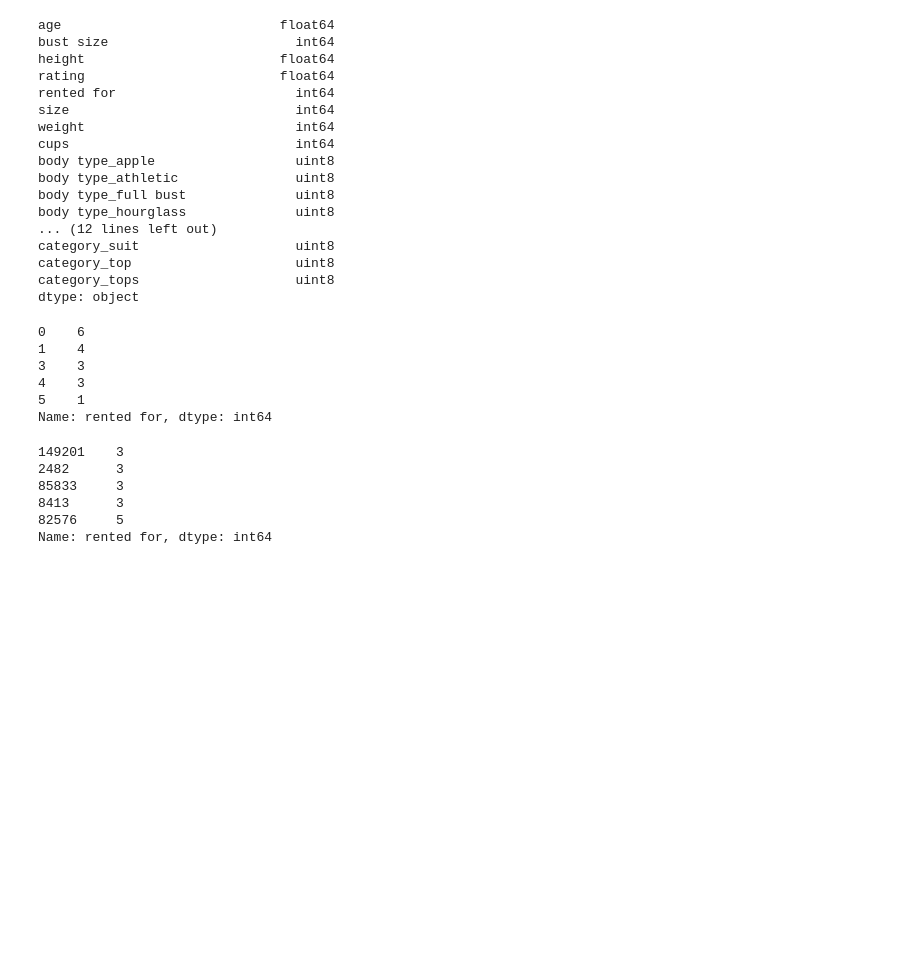
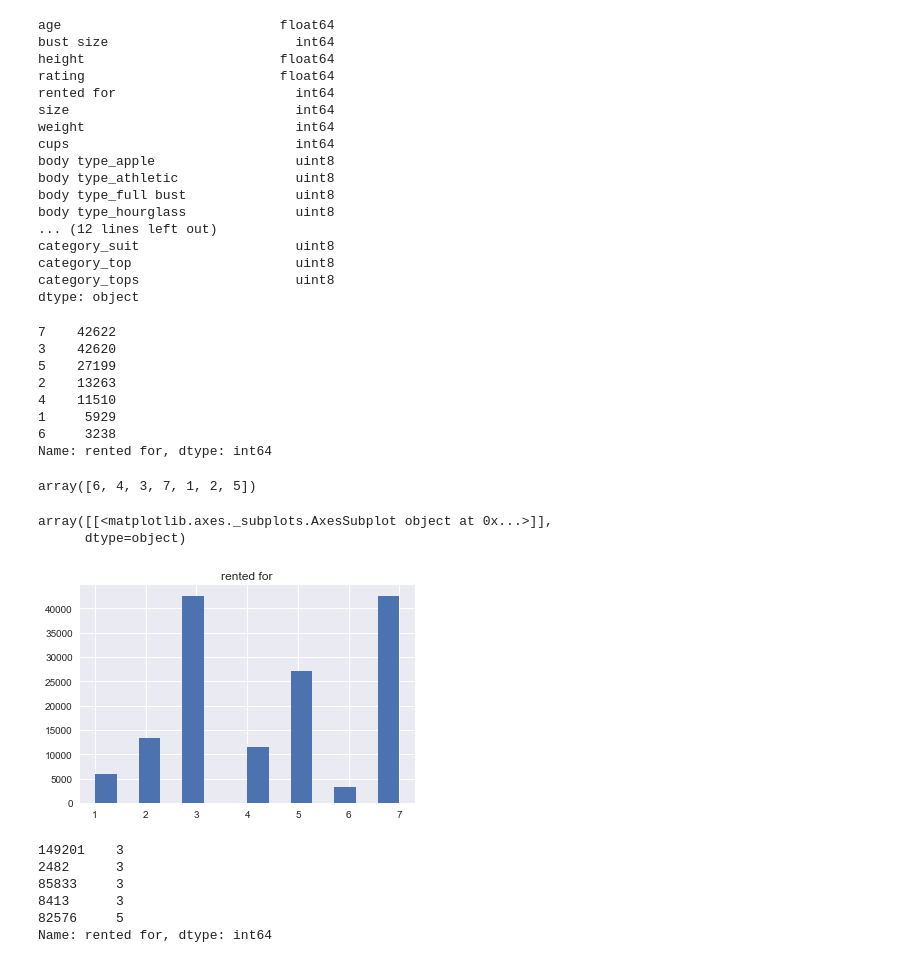
Before and after one commit to MeiyiHe/JAMS, a Jupyter notebook: Lexi_Category_Prediction.ipynb, the cells around one changed output. Drawn from its saved outputs; the diff is of its cells as text; code cells hidden in the pictures; blank space fills up the shorter version.

```diff
--- a/Lexi_Category_Prediction.ipynb
+++ b/Lexi_Category_Prediction.ipynb
@@ -29,6 +29,11 @@ from sklearn.metrics import roc_curve, auc
 from sklearn.tree import DecisionTreeClassifier
 from sklearn.ensemble import RandomForestClassifier
 from sklearn.ensemble import GradientBoostingClassifier
+# %%
+%matplotlib inline
+import matplotlib.pyplot as plt
+plt.style.use('seaborn-whitegrid')
+import numpy as np
 # %%
 file = "../data/renttherunway_final_data.json"
 df = pd.read_json(file, lines=True)
@@ -130,14 +135,26 @@ category_top                     uint8
 category_tops                    uint8
 dtype: object
 # %%
-df['rented for'][:5]
+df['rented for'].value_counts()
 # %% [output]
-0    6
-1    4
-3    3
-4    3
-5    1
+7    42622
+3    42620
+5    27199
+2    13263
+4    11510
+1     5929
+6     3238
 Name: rented for, dtype: int64
+# %%
+df['rented for'].unique()
+# %% [output]
+array([6, 4, 3, 7, 1, 2, 5])
+# %%
+df.hist(column='rented for',bins=14)
+# %% [output]
+array([[<matplotlib.axes._subplots.AxesSubplot object at 0x...>]],
+      dtype=object)
+[figure, added]
 # %%
 X = df.drop(columns=['rented for'], axis=1)
 y = df['rented for']
```
Also changed, not shown: parts of 10 cells of this notebook, 1 other file.
